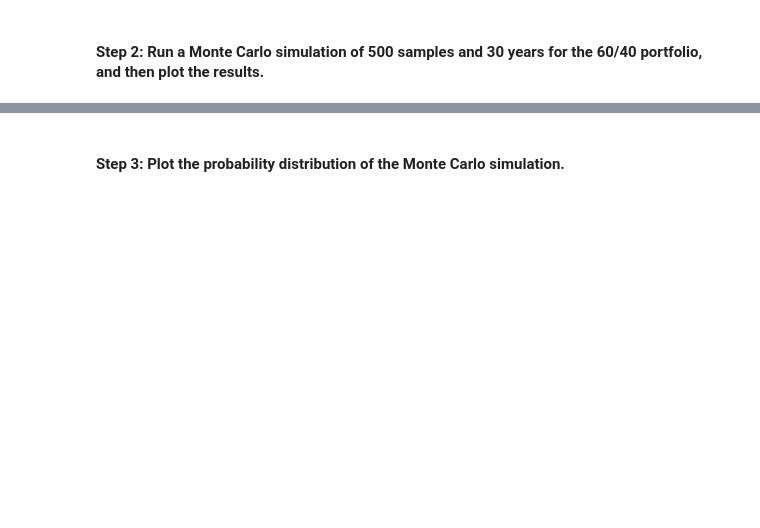
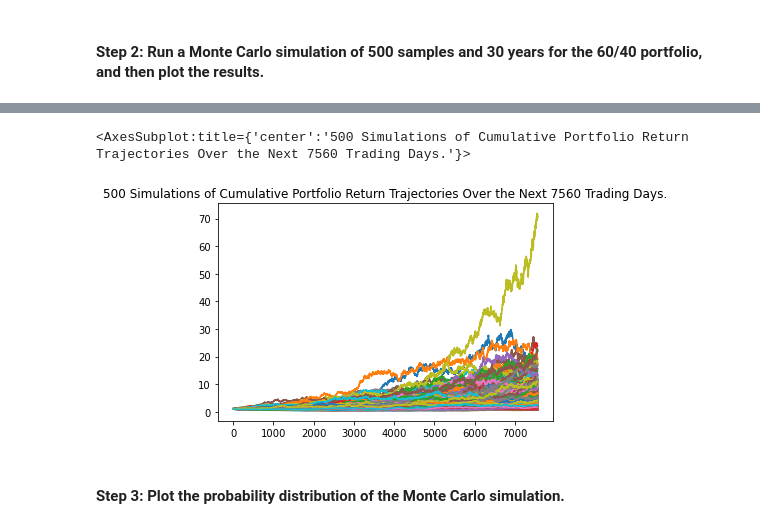
Before and after one commit to Noah-Saleh/5th_Challenge, a Jupyter notebook: financial_planner/financial_planning_tools.ipynb, the cells around one changed output, grey strips where cells are left out. Drawn from its saved outputs; the diff is of its cells as text; code cells hidden in the pictures; blank space fills up the shorter version.

```diff
--- a/financial_planner/financial_planning_tools.ipynb
+++ b/financial_planner/financial_planning_tools.ipynb
@@ -498,6 +514,9 @@ In this section, you’ll use the MCForecastTools library to create a Monte Carl
 # Alternatively, you can use an end date of 2020-08-07 and work 3 years back from that date
 # YOUR CODE HERE
 # YOUR CODE HERE
+
+start_date= pd.Timestamp('2019-07-14',tz='America/New_York').isoformat()
+end_date= pd.Timestamp('2022-07-14',tz='America/New_York').isoformat()
 # %%
 # Use the Alpaca get_bars function to make the API call to get the 3 years worth of pricing data
 # The tickers and timeframe parameters should have been set in Part 1 of this activity
@@ -505,13 +524,27 @@ In this section, you’ll use the MCForecastTools library to create a Monte Carl
 # Remember to add the df property to the end of the call so the response is returned as a DataFrame
 # YOUR CODE HERE
 
+prices_df = alpaca.get_bars(tickers,
+                timeframe,
+                start=start_date,
+                end=end_date,
+               ).df
+
 # Reorganize the DataFrame
 # Separate ticker data
 # YOUR CODE HERE
 
+AGG = prices_df[prices_df['symbol'] == 'AGG'].drop('symbol', axis=1)
+
+SPY = prices_df[prices_df['symbol'] == 'SPY'].drop('symbol', axis=1)
+
 # Concatenate the ticker DataFrames
 # YOUR CODE HERE
+
+prices_df = pd.concat([AGG,SPY],axis = 1, keys = ['AGG','SPY'])
 
 # Display both the first and last five rows of the DataFrame
 # YOUR CODE HERE
 # YOUR CODE HERE
+
+display(prices_df.head(),prices_df.tail())
@@ -523,5 +573,14 @@ In this section, you’ll use the MCForecastTools library to create a Monte Carl
 # Run 500 samples.
 # YOUR CODE HERE
 
+MC_spy = MCSimulation(portfolio_data=prices_df,
+             weights=[.40,.60],
+             num_simulation=500,
+             num_trading_days = 30*252,
+            )
+
+
 # Review the simulation input data
 # YOUR CODE HERE
+
+MC_spy.portfolio_data.head()
@@ -531,7 +643,12 @@ In this section, you’ll use the MCForecastTools library to create a Monte Carl
 # %%
 # Visualize the 30-year Monte Carlo simulation by creating an
 # overlay line plot
 # YOUR CODE HERE
+
+MC_spy.plot_simulation()
+# %% [output]
+<AxesSubplot:title={'center':'500 Simulations of Cumulative Portfolio Return Trajectories Over the Next 7560 Trading Days.'}>
+[figure, added]
 # %% [markdown]
 #### Step 3: Plot the probability distribution of the Monte Carlo simulation.
 # %%
```
Also changed, not shown: parts of 29 cells of this notebook, 1 other file.
